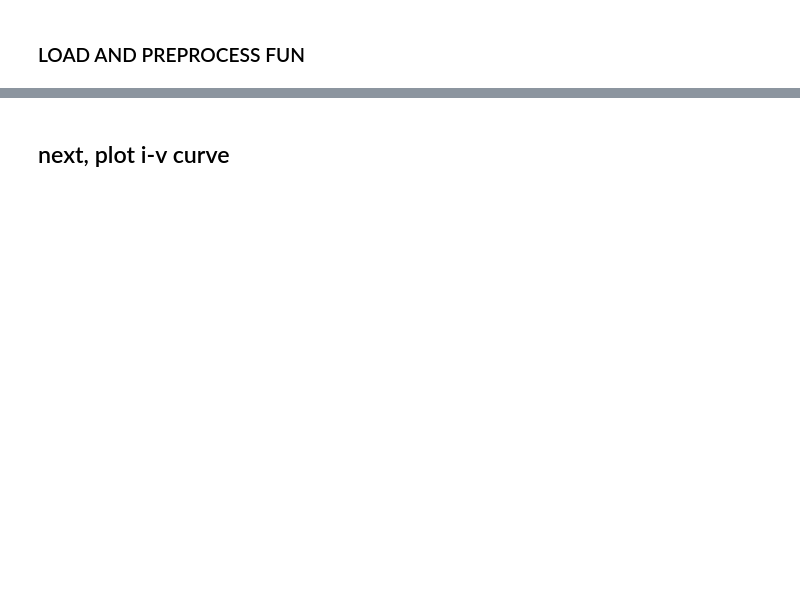
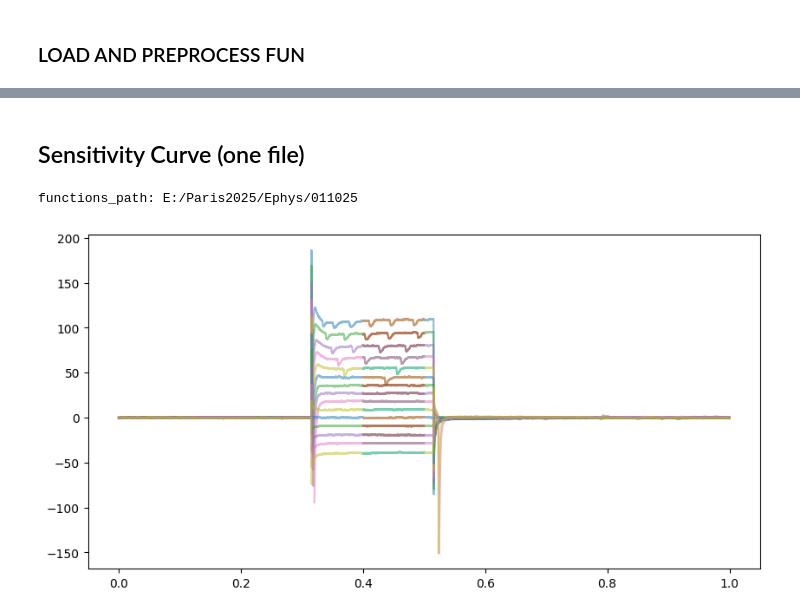
Before and after one commit to sofiamor/Imaging_analysis, a Jupyter notebook: Voltage_imaging/notebooks/mergeCodes.ipynb, the cells around one changed output, grey strips where cells are left out. Drawn from its saved outputs; the diff is of its cells as text; code cells hidden in the pictures; blank space fills up the shorter version.

```diff
--- a/Voltage_imaging/notebooks/mergeCodes.ipynb
+++ b/Voltage_imaging/notebooks/mergeCodes.ipynb
@@ -558,2 +818,47 @@ Trace length: 19985 frames
 # %% [markdown]
-## next, plot i-v curve
+## Sensitivity Curve (one file)
+# %%
+ephys_day_folder = r"E:/Paris2025/Ephys/011025"
+print("functions_path:", ephys_day_folder)
+sys.path.append(ephys_day_folder)
+IVlist = [f for f in os.listdir(ephys_day_folder) if os.path.isfile(os.path.join(ephys_day_folder, f)) and f.endswith('.abf')]
+IVlist = IVlist[20:21]
+
+# Initialize lists to store data
+all_currents = []
+all_voltages = []
+folder_name = os.path.basename(os.path.dirname(ephys_day_folder))
+
+plt.figure(figsize=(10, 5))
+
+# Loop through each file
+for file_path in IVlist:
+    file_path = os.path.join(ephys_day_folder, file_path)
+    abf = pyabf.ABF(file_path)
+    # Set the time points of interest
+    pt1 = int(400 * abf.dataPointsPerMs)  # Time point after step onset for steady-state current
+    pt2 = int(500 * abf.dataPointsPerMs)
+
+    # Initialize lists for current and voltage data of current file
+    currents = []
+    voltages = []
+    # Loop through each sweep in the current file
+    for sweep in abf.sweepList: #[0:8]:
+        abf.setSweep(sweep, baseline=[0, 0.12])
+        sweepY= abf.sweepY/20
+        # Calculate voltage and steady-state current
+        avg_voltage = np.average(sweepY[pt1:pt2])
+        voltages.append(avg_voltage)
+        steady_state_current = abf.sweepEpochs.levels[2]
+        currents.append(steady_state_current)
+
+        plt.plot(abf.sweepX, sweepY, alpha=.5, label=f"sweep {sweep}")
+        plt.plot(abf.sweepX[pt1:pt2], sweepY[pt1:pt2], alpha=.5, label=f"sweep {sweep}")
+    plt.show()
+
+    # Append current and voltage data of current file to the overall lists
+    all_currents.append(currents)
+    all_voltages.append(voltages)
+# %% [output]
+functions_path: E:/Paris2025/Ephys/011025
+[figure, added]
```
Also changed, not shown: parts of 20 cells of this notebook, 1 other file.
